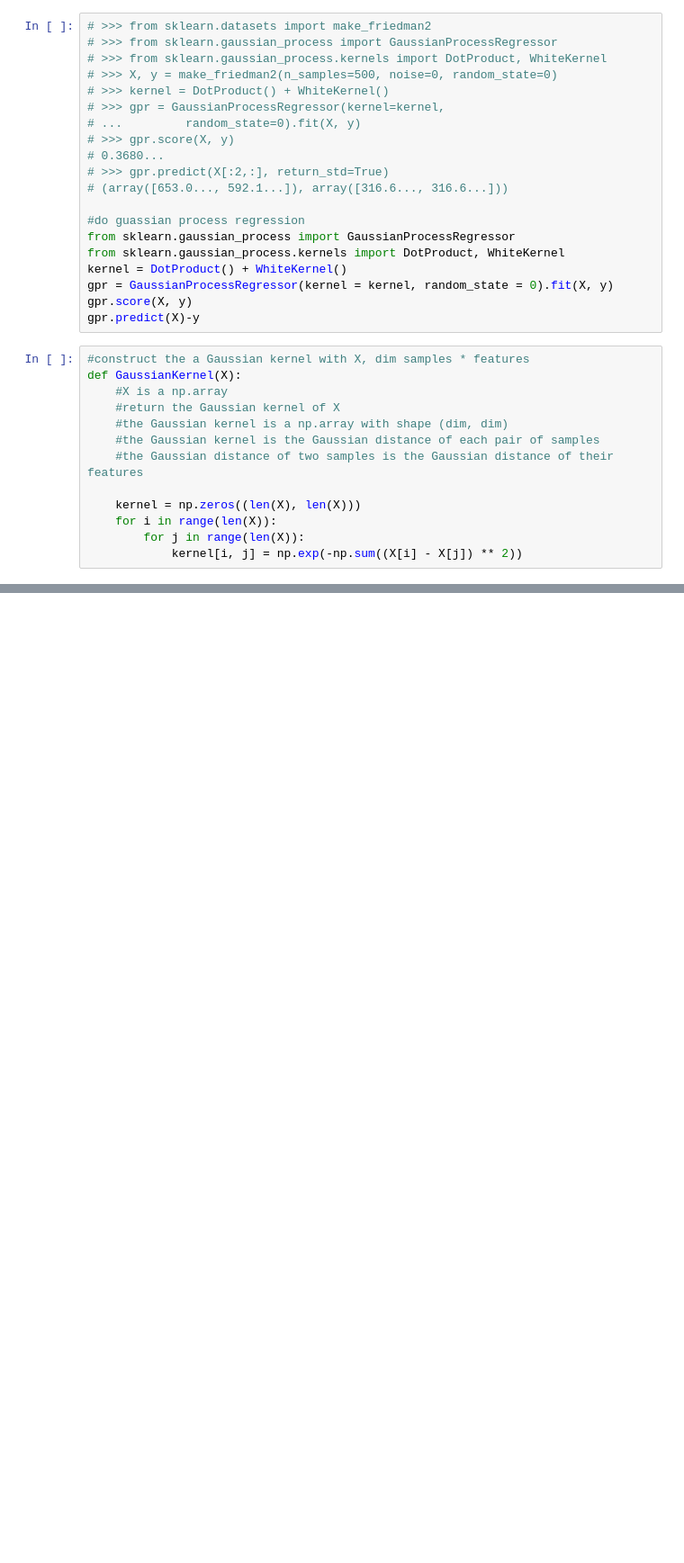
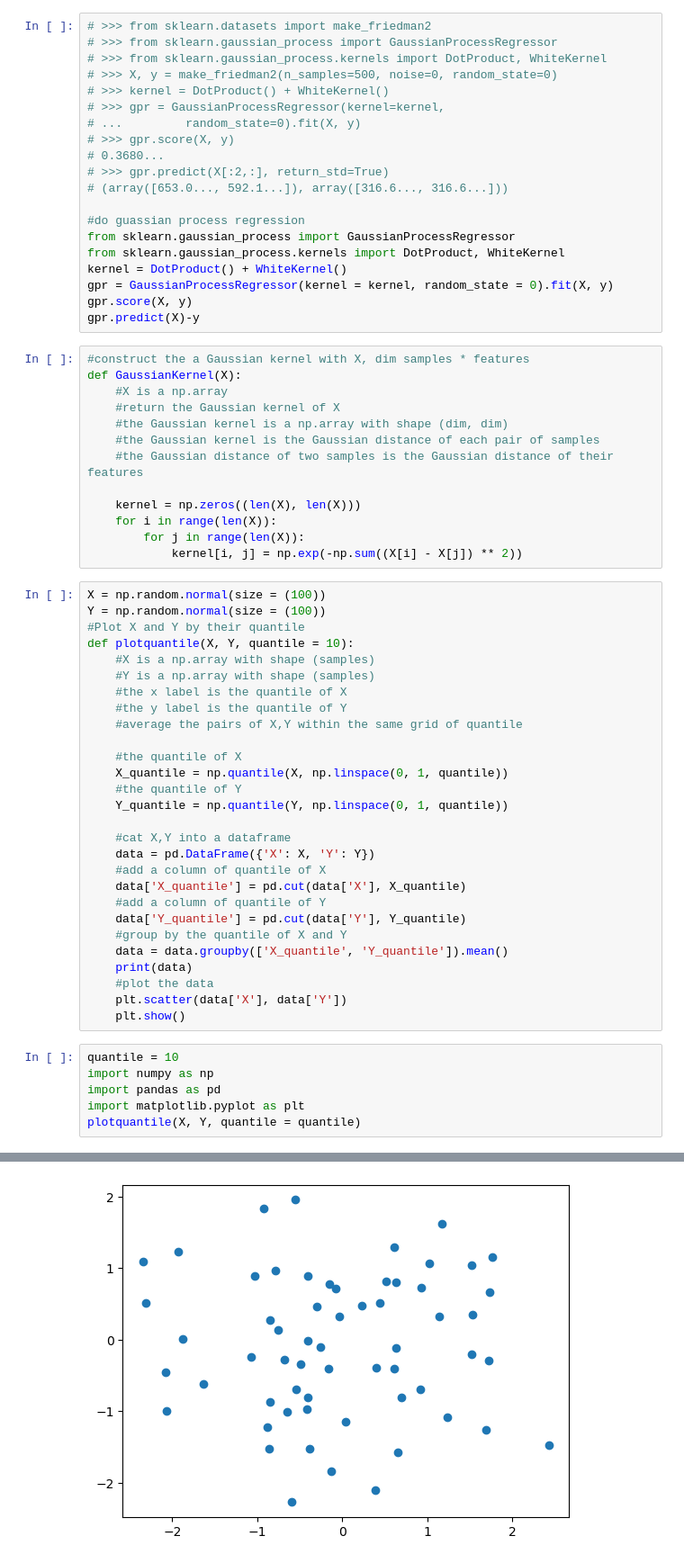
Before and after one commit to binweiyan/code, a Jupyter notebook: Untitled-1.ipynb, the cells around one changed output, grey strips where cells are left out. Shown: that part at 90% size. Saved outputs shown, nothing was run; the diff lists cells and outputs as text; blank space fills up the shorter version.

```diff
--- a/Untitled-1.ipynb
+++ b/Untitled-1.ipynb
@@ -418,3 +418,38 @@ def GaussianKernel(X):
     for i in range(len(X)):
         for j in range(len(X)):
             kernel[i, j] = np.exp(-np.sum((X[i] - X[j]) ** 2))
+# %%
+X = np.random.normal(size = (100))
+Y = np.random.normal(size = (100))
+#Plot X and Y by their quantile
+def plotquantile(X, Y, quantile = 10):
+    #X is a np.array with shape (samples)
+    #Y is a np.array with shape (samples)
+    #the x label is the quantile of X
+    #the y label is the quantile of Y
+    #average the pairs of X,Y within the same grid of quantile
+
+    #the quantile of X
+    X_quantile = np.quantile(X, np.linspace(0, 1, quantile))
+    #the quantile of Y
+    Y_quantile = np.quantile(Y, np.linspace(0, 1, quantile))
+
+    #cat X,Y into a dataframe
+    data = pd.DataFrame({'X': X, 'Y': Y})
+    #add a column of quantile of X
+    data['X_quantile'] = pd.cut(data['X'], X_quantile)
+    #add a column of quantile of Y
+    data['Y_quantile'] = pd.cut(data['Y'], Y_quantile)
+    #group by the quantile of X and Y
+    data = data.groupby(['X_quantile', 'Y_quantile']).mean()
+    print(data)
+    #plot the data
+    plt.scatter(data['X'], data['Y'])
+    plt.show()
+# %%
+quantile = 10
+import numpy as np
+import pandas as pd
+import matplotlib.pyplot as plt
+plotquantile(X, Y, quantile = quantile)
+# %% [output]
@@ -420,0 +471 @@ def GaussianKernel(X):
+[figure, added]
```
Also changed, not shown: parts of 2 cells of this notebook.
